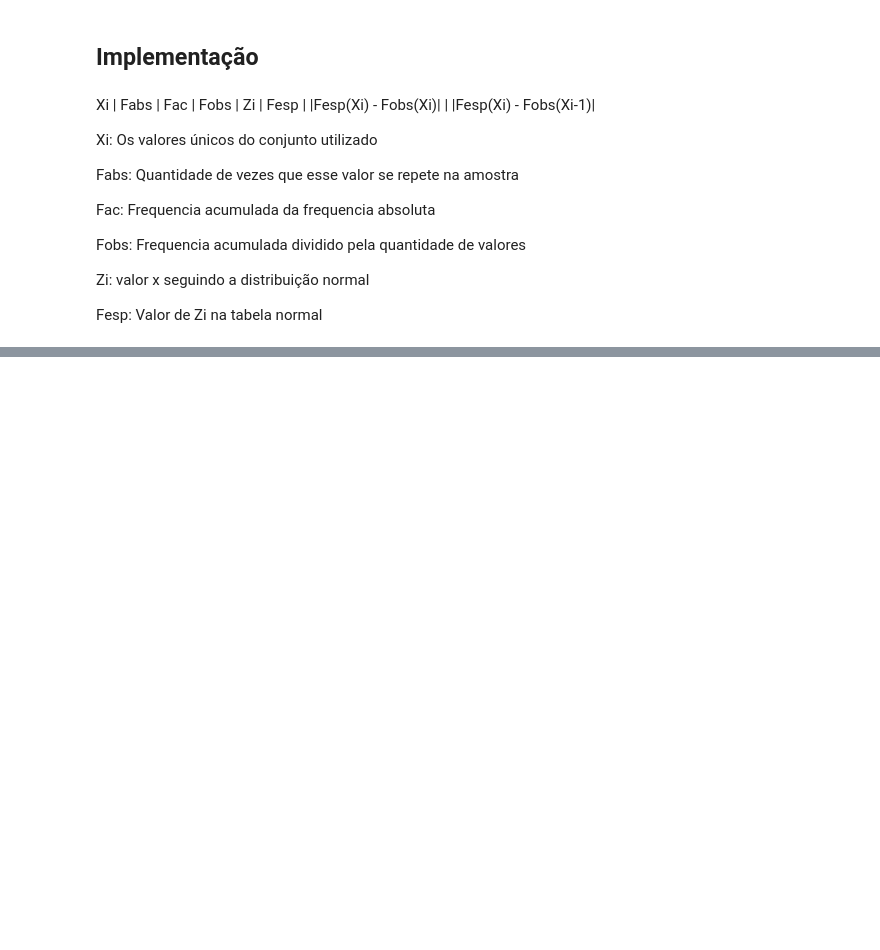
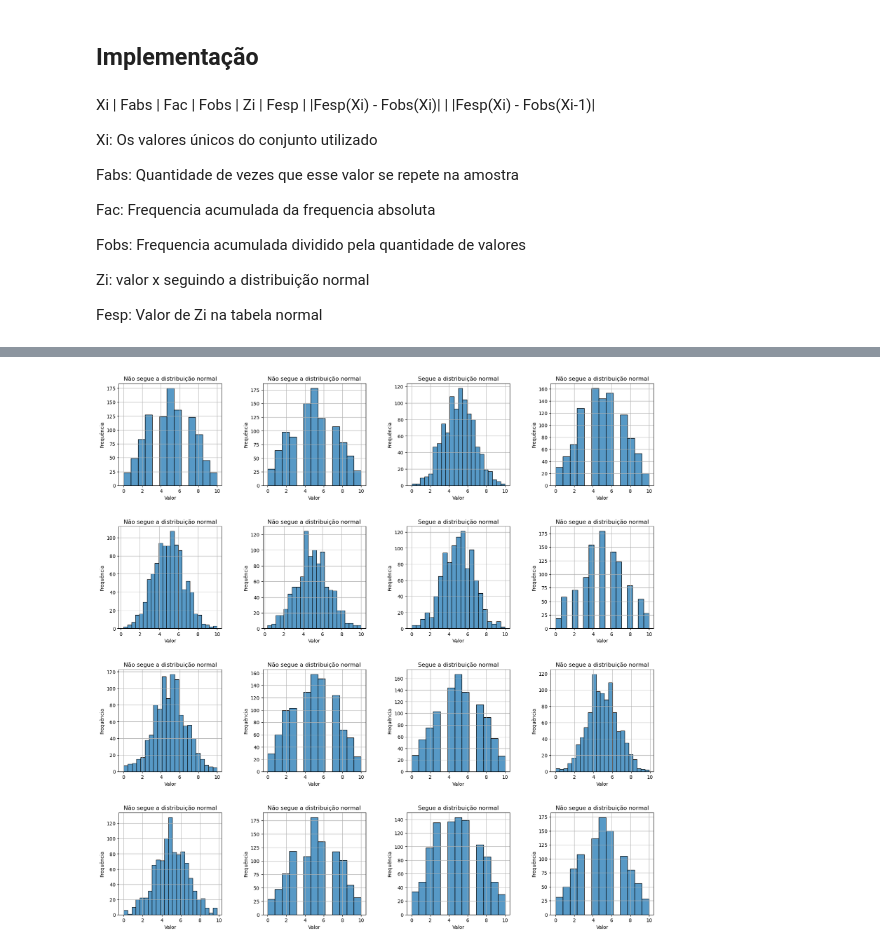
Before and after one commit to erlonL/testes-inferencia, a Jupyter notebook: Teste_KolmogorovSmirnov.ipynb, the cells around one changed output, grey strips where cells are left out. Cells and saved outputs as stored; diff of their text form; code cells hidden in the pictures; blank space fills up the shorter version.

Commit message:
finished KS test

```diff
--- a/Teste_KolmogorovSmirnov.ipynb
+++ b/Teste_KolmogorovSmirnov.ipynb
@@ -60,3 +53,0 @@ array([6.4, 6.5, 4.4, 5.6, 3.2])
-# %%
-# criando uma lista dos valores únicos do conjunto
-xi = list(set(valores))
@@ -91,4 +113,0 @@ tabela['Xi'] = xi
-# %%
-# Frequência absoluta: contagem de vezes que o valor aparece na amostra
-fabs = pd.value_counts(valores)
-fabs = fabs.sort_index()
@@ -161,0 +114,5 @@ def show_plot(title: str):
+# %%
+def treat_values(values):
+    values = [round(x, ndigits=1) for x in values]
+    values = np.array(values)
+    return values
@@ -161,0 +141,71 @@ def show_plot(title: str):
+# %%
+is_accepted = []
+is_accepted_test = []
+
+fig, axs = plt.subplots(nrows=4, ncols=4, figsize=(20, 20))
+plt.subplots_adjust(wspace=0.4, hspace=0.4)
+
+fns = [generate_sample, generate_normal_random_values]
+
+for i in range(4):
+    is_accepted_child = []
+    is_accepted_test_child = []
+    for j in range(4):
+
+        valores = random.choice(fns)(1000, 0, 10)
+
+        # valores = generate_normal_random_values(1000, 0, 10)
+        valores = treat_values(valores)
+
+        media, var, dp, cont, xi, cont_unicos = statistics(valores)
+
+        fabs = pd.Series(valores).value_counts()
+        fabs = fabs.sort_index()
+        # dicionário para mapear os valores de 'Xi' para 'Fabs'
+        mapa_valores = dict(zip(fabs.index, fabs.values))
+
+        tabela = pd.DataFrame(columns=colunas)
+        tabela['Xi'] = xi
+        tabela['Fabs'] = tabela['Xi'].map(mapa_valores)
+        tabela = tabela.sort_values(by='Xi').reset_index(drop=True)
+        tabela['Fac'] = tabela['Fabs'].cumsum()
+        tabela['Fobs'] = tabela['Fac'] / cont
+        tabela['Zi'] = (tabela['Xi'] - media) / dp
+        tabela['Fesp'] = stats.norm.cdf(tabela['Zi'])
+        tabela['|Fesp(Xi) - Fobs(Xi)|'] = abs(tabela['Fesp'] - tabela['Fobs'])
+        tabela['|Fesp(Xi) - Fobs(Xi-1)|'] = abs(tabela['Fesp'] - tabela['Fobs'].shift(fill_value=0))
+
+        Dcalc = max([max(tabela['|Fesp(Xi) - Fobs(Xi-1)|']), max(tabela['|Fesp(Xi) - Fobs(Xi)|'])])
+        Dc = kolmogorov_smirnov_critico(cont)
+
+        if Dc >= Dcalc:
+            is_accepted_child.append(True)
+        else:
+            is_accepted_child.append(False)
+
+        # Testando com a biblioteca padrão
+        ks_stat, ks_pvalue = stats.kstest(valores, 'norm', args=(media, dp))
+        alpha = 0.05
+
+        if ks_pvalue < alpha:
+            is_accepted_test_child.append(False)
+        else:
+            is_accepted_test_child.append(True)
+
+        is_accepted.append(is_accepted_child)
+        is_accepted_test.append(is_accepted_test_child)
+
+        #sns.histplot(valores)
+        if(is_accepted[i][j]):
+            axs[i][j].set_title('Segue a distribuição normal')
+        else:
+            axs[i][j].set_title('Não segue a distribuição normal')
+        axs[i][j].set_xlabel('Valor')
+        axs[i][j].set_ylabel('Frequência')
+        axs[i][j].grid(True)
+        sns.histplot(valores, ax=axs[i][j])
+
+
+plt.show()
+# %% [output]
+[figure, added]
```
Also changed, not shown: parts of 32 cells of this notebook, 1 other file.
